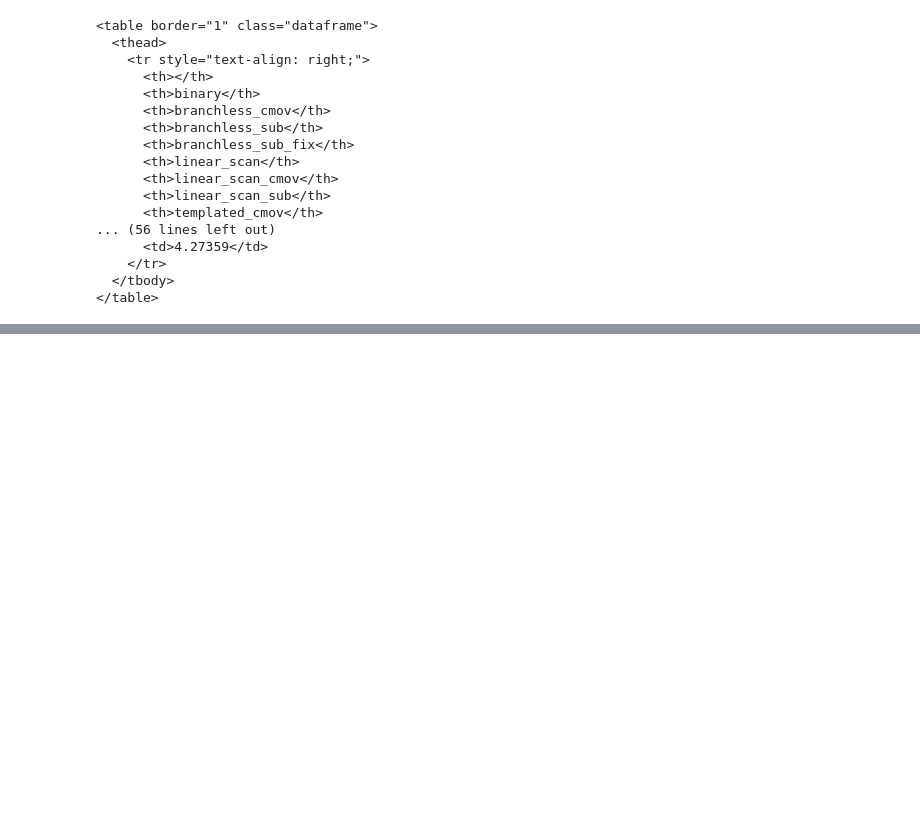
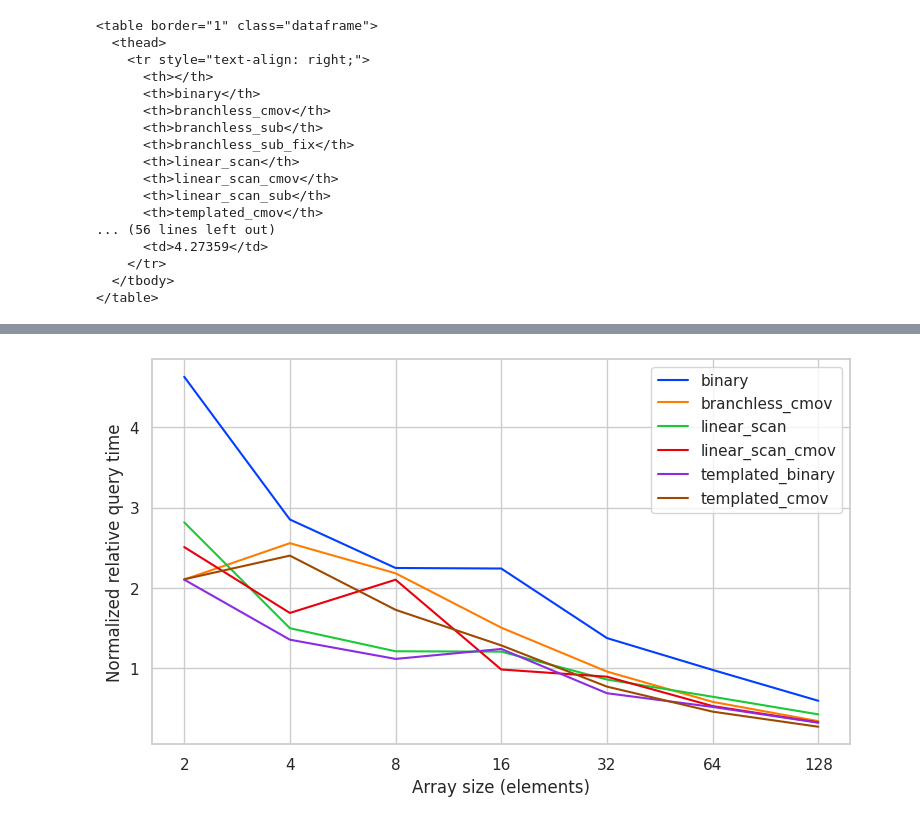
Before and after one commit to saskeli/search_microbench, a Jupyter notebook: results.ipynb, the cells around one changed output, grey strips where cells are left out. Saved outputs shown, nothing was run; the diff lists cells and outputs as text; code cells hidden in the pictures; blank space fills up the shorter version.

Commit message:
added tempalates and type grid

```diff
--- a/results.ipynb
+++ b/results.ipynb
@@ -100,0 +101,16 @@ plt.show()
+# %%
+plt.figure(figsize=(9, 5))
+for g in df.groupby("Type"):
+    if "sub" in g[0]:
+        continue
+    y = g[1]["time (ns)"] * 2 / g[1]["Size"]
+    plt.plot(g[1]["Size"], y, label=g[0])
+plt.ylabel("Normalized relative query time")
+plt.xlabel("Array size (elements)")
+plt.xscale("log")
+ticks = sorted(np.unique(df["Size"]))
+plt.xticks(ticks=ticks, labels=ticks)
+plt.legend()
+plt.show()
+# %% [output]
+[figure, added]
```
Also changed, not shown: parts of 3 cells of this notebook, 3 other files.
